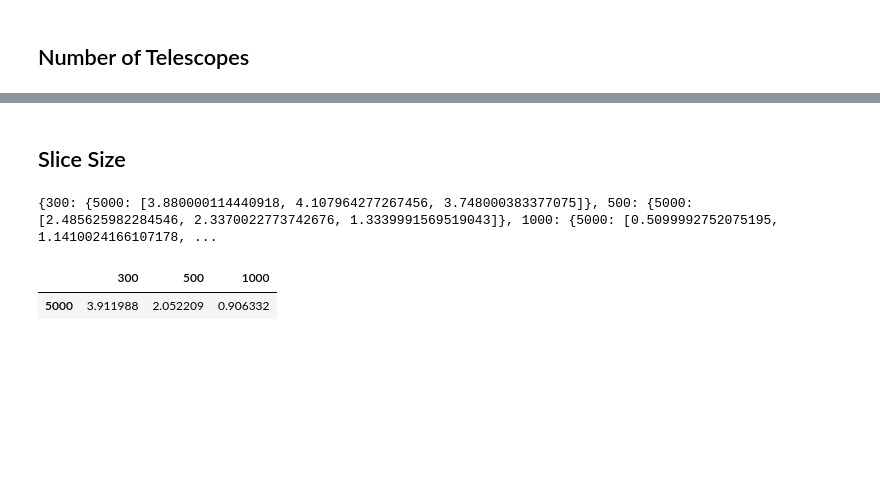
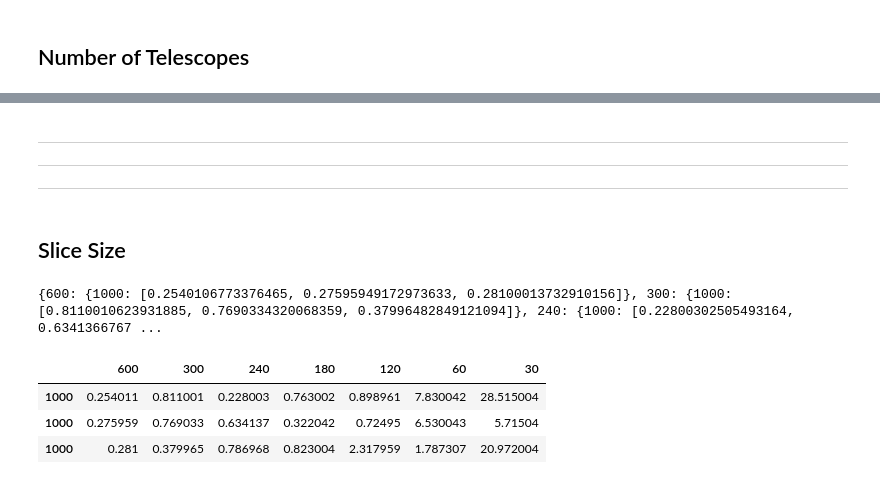
Before and after one commit to elliott-fogg/custom_scheduler, a Jupyter notebook: performance_tests.ipynb, the cells around one changed output, grey strips where cells are left out. Cells and saved outputs as stored; diff of their text form; code cells hidden in the pictures; blank space fills up the shorter version.

```diff
--- a/performance_tests.ipynb
+++ b/performance_tests.ipynb
@@ -68,16 +99,26 @@ df4.map(np.std)
+# %% [markdown]
+---
+
+---
+
+---
 # %% [markdown]
 ## Slice Size
 # %%
 pt3 = tt.PerformanceTest3("test_results/performance",
-                          [5000],
-                          [300, 500, 1000],
+                          [1000],
+                          [600, 300, 240, 180, 120, 60, 30],
                           3)
 # %%
 pt3.run()
 # %% [output]
-{300: {5000: [3.880000114440918, 4.107964277267456, 3.748000383377075]}, 500: {5000: [2.485625982284546, 2.3370022773742676, 1.3339991569519043]}, 1000: {5000: [0.5099992752075195, 1.1410024166107178, ...
+{600: {1000: [0.2540106773376465, 0.27595949172973633, 0.28100013732910156]}, 300: {1000: [0.8110010623931885, 0.7690334320068359, 0.37996482849121094]}, 240: {1000: [0.22800302505493164, 0.6341366767 ...
 # %%
-pd.DataFrame(pt3.output).map(np.mean)
+df3 = pd.DataFrame(pt3.output)
+df3 = df3.explode(list(df3.columns))
+df3
 # %% [output]
-|  | 300 | 500 | 1000 |
-| 5000 | 3.911988 | 2.052209 | 0.906332 |
+|  | 600 | 300 | 240 | 180 | 120 | 60 | 30 |
+| 1000 | 0.254011 | 0.811001 | 0.228003 | 0.763002 | 0.898961 | 7.830042 | 28.515004 |
+| 1000 | 0.275959 | 0.769033 | 0.634137 | 0.322042 | 0.72495 | 6.530043 | 5.71504 |
+| 1000 | 0.281 | 0.379965 | 0.786968 | 0.823004 | 2.317959 | 1.787307 | 20.972004 |
```
Also changed, not shown: parts of 31 cells of this notebook, 2 other files.
